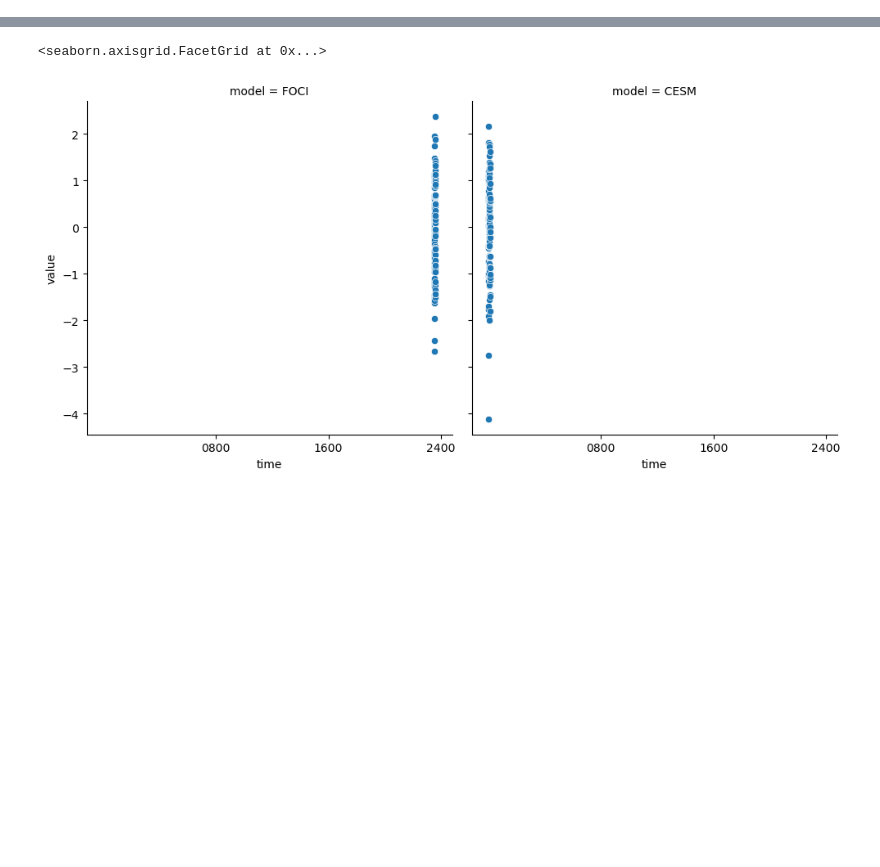
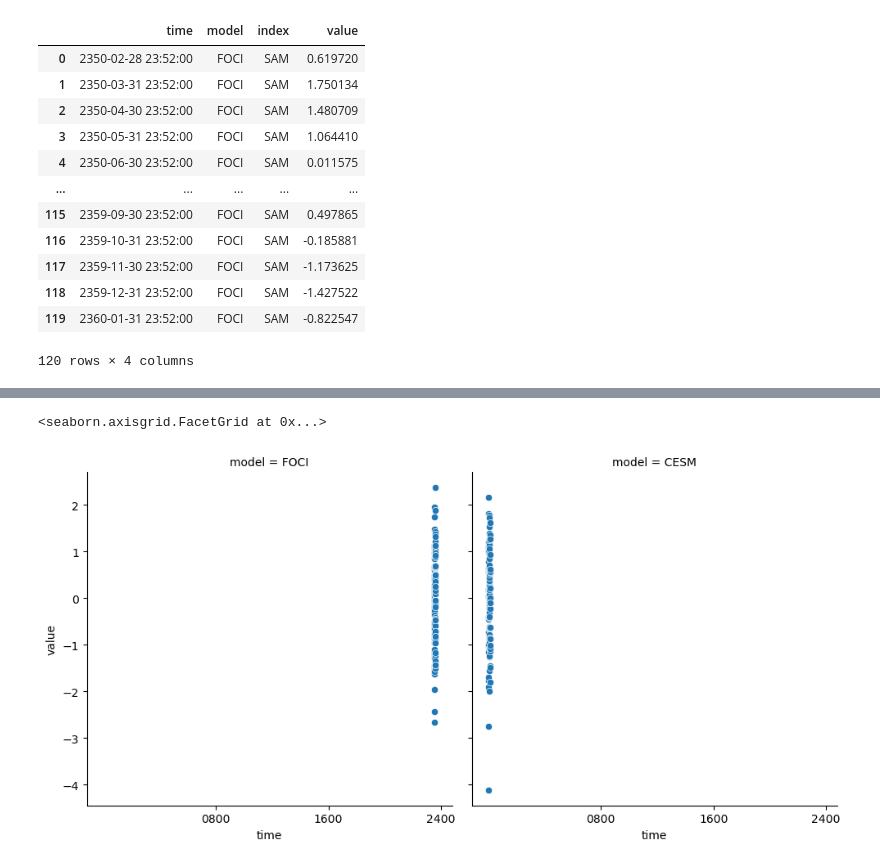
Before and after one commit to MarcoLandtHayen/climate_index_collection, a Jupyter notebook: notebooks/prototype_output.ipynb, the cells around one changed output, grey strips where cells are left out. Cells and saved outputs as stored; diff of their text form; code cells hidden in the pictures; blank space fills up the shorter version.

```diff
--- a/notebooks/prototype_output.ipynb
+++ b/notebooks/prototype_output.ipynb
@@ -58,0 +31,2 @@ def concat_indices(data_source_names=None, index_functions=None):
+# %%
+temp_index_da = compute_index()
@@ -58,0 +53,41 @@ def concat_indices(data_source_names=None, index_functions=None):
+# %%
+def index_dataarray_to_dataframe(index_data_array=None, data_source_name="FOCI"):
+    """Convert index from xarray DataArray to Pandas dataframe.
+
+    Parameters
+    ----------
+    index_data_array: xarray DataArray
+        Defaults to None.
+    data_source_name: str
+        Name of the model dataset. Defaults to "FOCI".
+
+    Returns
+    -------
+    Pandas dataframe
+
+    """
+    index_df = index_data_array.to_dataframe().reset_index()
+    index_df['model']=data_source_name
+    index_df['index']=index_data_array.name
+    index_df.rename(columns={index_data_array.name: "value" }, inplace = True)
+    index_df = index_df.reindex(columns=['time', 'model', 'index', 'value'])
+
+    return index_df
+# %%
+temp_index_df = index_dataarray_to_dataframe(temp_index_da)
+# %%
+temp_index_df
+# %% [output]
+|  | time | model | index | value |
+| 0 | 2350-02-28 23:52:00 | FOCI | SAM | 0.619720 |
+| 1 | 2350-03-31 23:52:00 | FOCI | SAM | 1.750134 |
+| 2 | 2350-04-30 23:52:00 | FOCI | SAM | 1.480709 |
+| 3 | 2350-05-31 23:52:00 | FOCI | SAM | 1.064410 |
+| 4 | 2350-06-30 23:52:00 | FOCI | SAM | 0.011575 |
+| ... | ... | ... | ... | ... |
+| 115 | 2359-09-30 23:52:00 | FOCI | SAM | 0.497865 |
+| 116 | 2359-10-31 23:52:00 | FOCI | SAM | -0.185881 |
+| 117 | 2359-11-30 23:52:00 | FOCI | SAM | -1.173625 |
+| 118 | 2359-12-31 23:52:00 | FOCI | SAM | -1.427522 |
+| 119 | 2360-01-31 23:52:00 | FOCI | SAM | -0.822547 |
+120 rows × 4 columns
```
Also changed, not shown: parts of 10 cells of this notebook, 2 other files.
